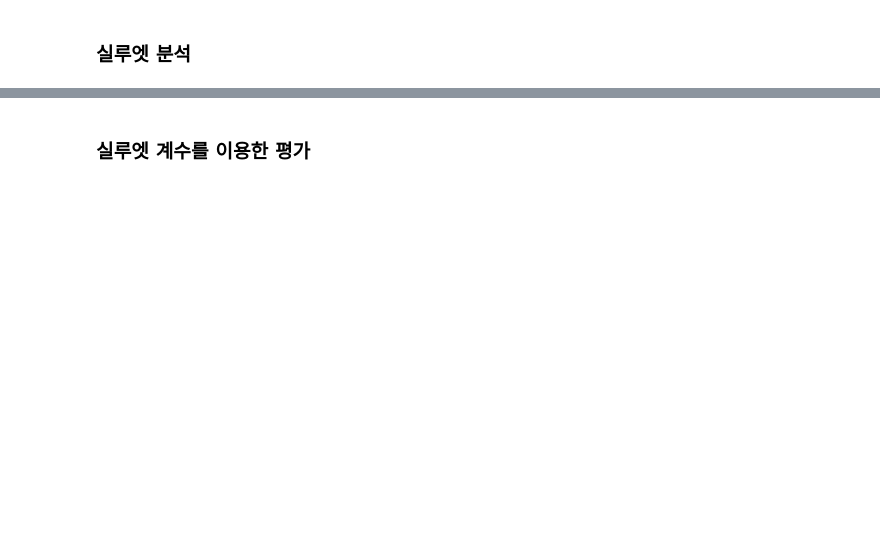
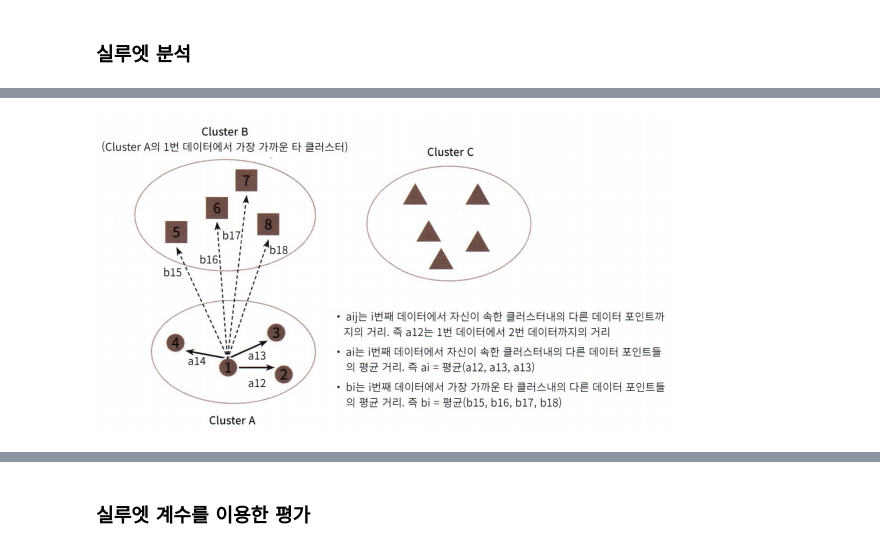
Before and after one commit to JaehonxKIM/StudyMechineLearning, a Jupyter notebook: 머신러닝 개요/6_머신러닝_비지도학습_군집(Clustering).ipynb, the cells around one changed output, grey strips where cells are left out. Cells and saved outputs as stored; diff of their text form; code cells hidden in the pictures; blank space fills up the shorter version.

```diff
--- a/머신러닝 개요/6_머신러닝_비지도학습_군집(Clustering).ipynb
+++ b/머신러닝 개요/6_머신러닝_비지도학습_군집(Clustering).ipynb
@@ -66,0 +317,4 @@ iris_df.head(1)
+# %%
+Image('/content/drive/MyDrive/0406_res/cluster_실루엣_1.png')
+# %% [output]
+[figure, added]
```
Also changed, not shown: parts of 65 cells of this notebook, 2 other files.
